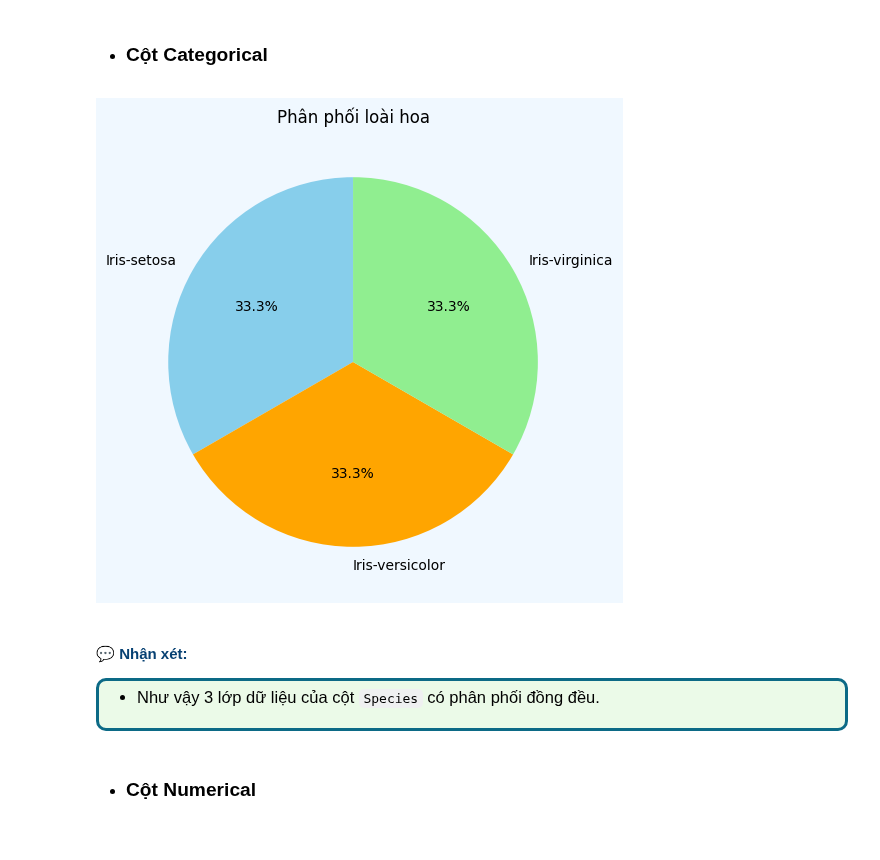
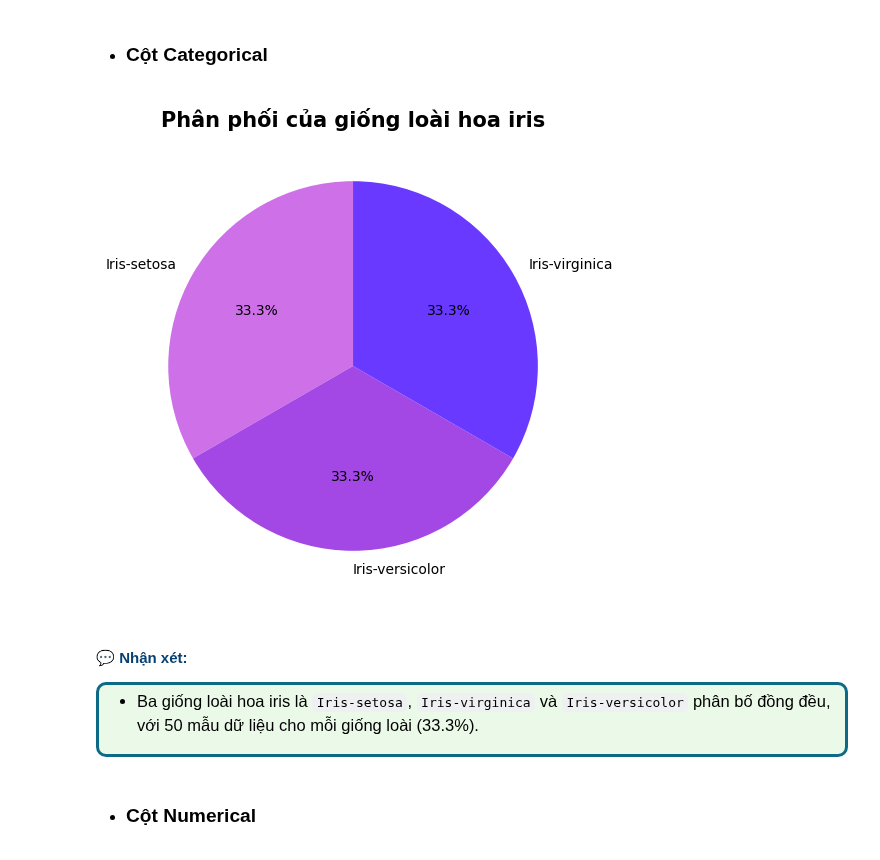
Before and after one commit to duongtruongbinh/Data-Visualization-Labs, a Jupyter notebook: Lab 3/Source/21127115_21127229_21127616.ipynb, the cells around one changed output. Saved outputs shown, nothing was run; the diff lists cells and outputs as text; code cells hidden in the pictures.

```diff
--- a/Lab 3/Source/21127115_21127229_21127616.ipynb
+++ b/Lab 3/Source/21127115_21127229_21127616.ipynb
@@ -55,6 +50,6 @@ warnings.simplefilter(action='ignore', category=UserWarning)
 # %%
 # read data iris in folder data
-df = pd.read_csv('../data/iris.csv')
+df = pd.read_csv('../data/Iris.csv')
 df.sample(5)
 # %% [output]
 |  | Id | SepalLengthCm | SepalWidthCm | PetalLengthCm | PetalWidthCm | Species |
@@ -158,20 +143,19 @@ num_list = list(df.dtypes[df.dtypes != 'object'].index)
 # %% [markdown]
 - ### Cột Categorical
 # %%
-# vẽ biểu đồ tròn của Species
+# Vẽ biểu đồ tròn phân phối của Species
 plt.figure(figsize=(10, 6))
-plt.gcf().set_facecolor("#F0F8FF")
-df['Species'].value_counts().plot.pie(autopct='%1.1f%%', startangle=90, colors=['skyblue', 'orange', 'lightgreen'])
-plt.title('Phân phối loài hoa')
+df['Species'].value_counts().plot.pie(autopct='%1.1f%%', startangle=90, colors=['#ce70e8', '#a347e5', '#6a39ff'])
+plt.title('Phân phối của giống loài hoa iris', fontsize=15, fontweight='bold')
 plt.ylabel('')
 plt.show()
 # %% [output]
-[figure, old version]
+[figure, new version]
 # %% [markdown]
 #### <span style='color:#074173'> 💬 Nhận xét: </span>
 <div style="border-radius:10px;border:#0C6A86 solid;padding:5px;background-color:#ebfae8;font-size:110%;text-align:left;color:black">
 
-- Như vậy 3 lớp dữ liệu của cột `Species` có phân phối đồng đều.
+- Ba giống loài hoa iris là `Iris-setosa`, `Iris-virginica` và `Iris-versicolor` phân bố đồng đều, với 50 mẫu dữ liệu cho mỗi giống loài (33.3%).
 # %% [markdown]
 - ### Cột Numerical
 # %%
```
Also changed, not shown: parts of 33 cells of this notebook.
